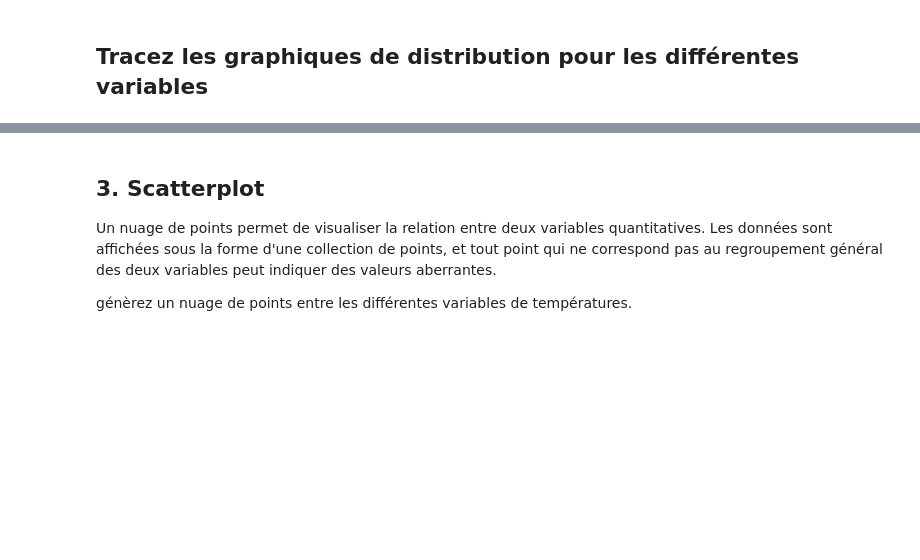
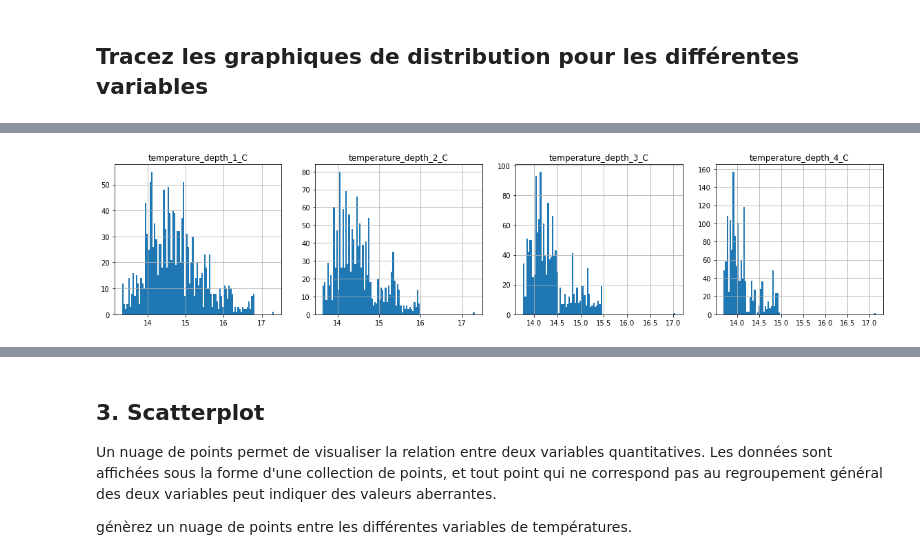
Before and after one commit to agnes-riviere/MOLONARI_1D_RESOURCES, a Jupyter notebook: Students/Felix-Camilo/data-cleaning-Chengfeng(Felix),Camilo_new.ipynb, the cells around one changed output, grey strips where cells are left out. Saved outputs shown, nothing was run; the diff lists cells and outputs as text; code cells hidden in the pictures; blank space fills up the shorter version.

```diff
--- a/Students/Felix-Camilo/data-cleaning-Chengfeng(Felix),Camilo_new.ipynb
+++ b/Students/Felix-Camilo/data-cleaning-Chengfeng(Felix),Camilo_new.ipynb
@@ -229,0 +278,6 @@ Un histogramme est utilisé pour visualiser la distribution d'une variable numé
+# %%
+capteur_ZH[["temperature_depth_1_C","temperature_depth_2_C","temperature_depth_3_C","temperature_depth_4_C"]].hist(bins=100,figsize=(20,4),layout=(1,4))
+plt.subplots_adjust(wspace=0.2,hspace=0.2)
+plt.show()
+# %% [output]
+[figure, added]
```
Also changed, not shown: parts of 61 cells of this notebook.
